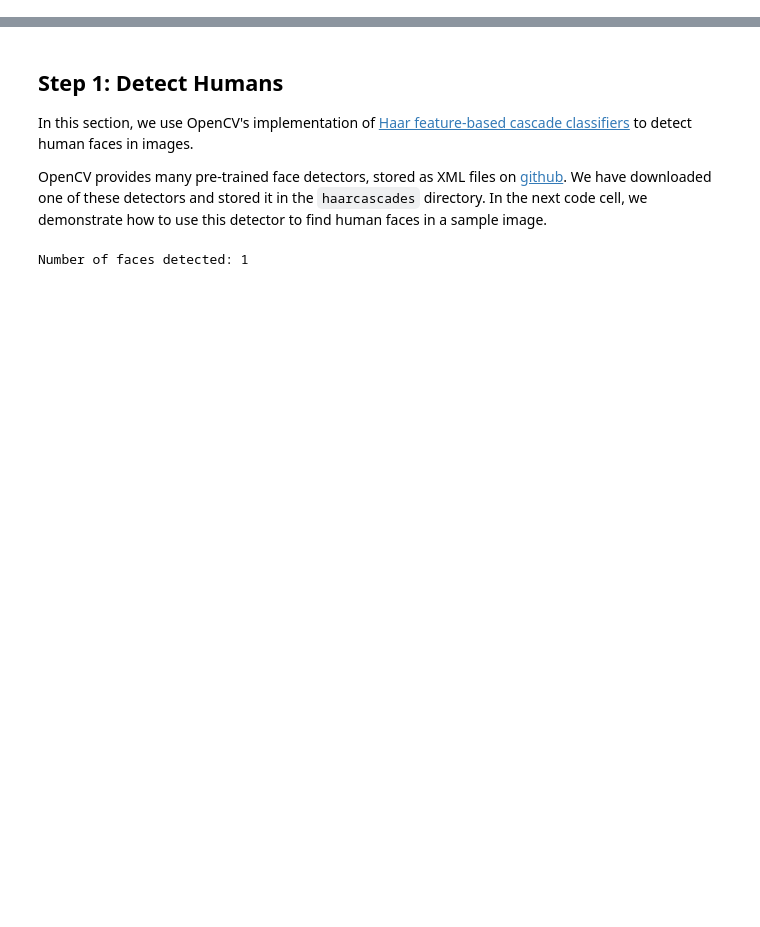
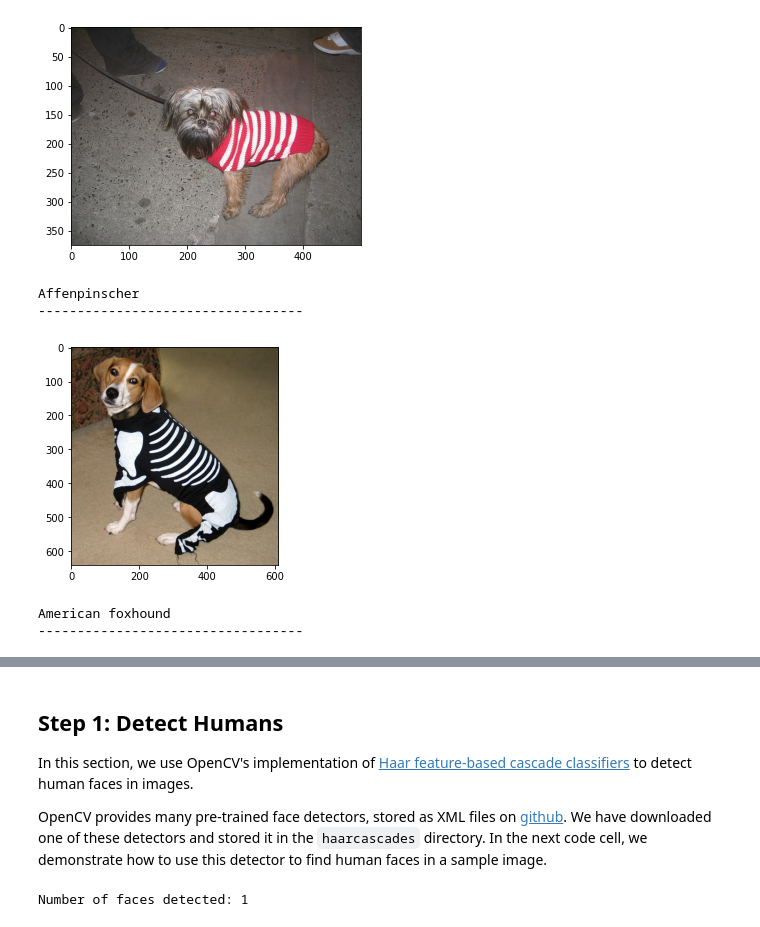
Before and after one commit to albert-kuc/Dog-Breed-Classifier, a Jupyter notebook: dog_app.ipynb, the cells around one changed output, grey strips where cells are left out. Saved outputs shown, nothing was run; the diff lists cells and outputs as text; code cells hidden in the pictures; blank space fills up the shorter version.

```diff
--- a/dog_app.ipynb
+++ b/dog_app.ipynb
@@ -72,0 +183,12 @@ There are 8351 total dog images.
+# %%
+for file_path in dog_files_train[:500]:
+    for i in dressed:
+        if i in file_path:
+            display_img_from_path(file_path)
+# %% [output]
+[figure, added]
+Affenpinscher
+----------------------------------
+[figure, added]
+American foxhound
+----------------------------------
```
Also changed, not shown: parts of 22 cells of this notebook.
